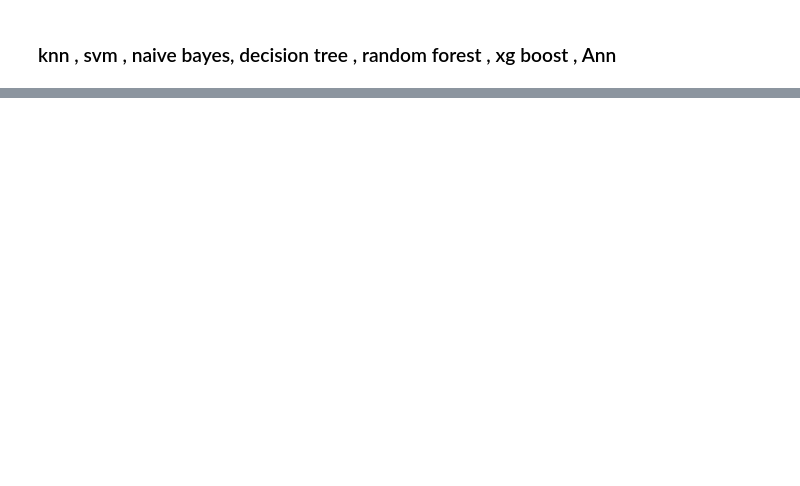
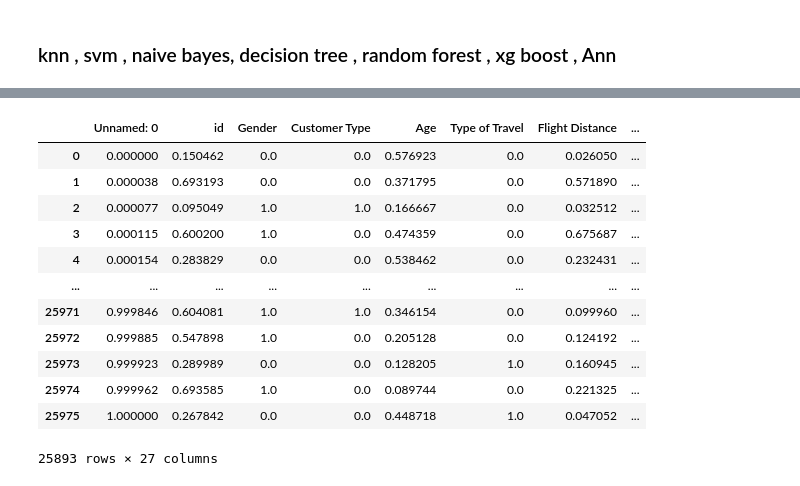
Before and after one commit to RISHABHSINGHHH/AirlinePrediction, a Jupyter notebook: Airline.ipynb, the cells around one changed output, grey strips where cells are left out. Saved outputs shown, nothing was run; the diff lists cells and outputs as text; code cells hidden in the pictures; blank space fills up the shorter version.

```diff
--- a/Airline.ipynb
+++ b/Airline.ipynb
@@ -205,0 +275,16 @@ df
+# %%
+df_cleaned
+# %% [output]
+|  | Unnamed: 0 | id | Gender | Customer Type | Age | Type of Travel | Flight Distance | ... |
+| 0 | 0.000000 | 0.150462 | 0.0 | 0.0 | 0.576923 | 0.0 | 0.026050 | ... |
+| 1 | 0.000038 | 0.693193 | 0.0 | 0.0 | 0.371795 | 0.0 | 0.571890 | ... |
+| 2 | 0.000077 | 0.095049 | 1.0 | 1.0 | 0.166667 | 0.0 | 0.032512 | ... |
+| 3 | 0.000115 | 0.600200 | 1.0 | 0.0 | 0.474359 | 0.0 | 0.675687 | ... |
+| 4 | 0.000154 | 0.283829 | 0.0 | 0.0 | 0.538462 | 0.0 | 0.232431 | ... |
+| ... | ... | ... | ... | ... | ... | ... | ... | ... |
+| 25971 | 0.999846 | 0.604081 | 1.0 | 1.0 | 0.346154 | 0.0 | 0.099960 | ... |
+| 25972 | 0.999885 | 0.547898 | 1.0 | 0.0 | 0.205128 | 0.0 | 0.124192 | ... |
+| 25973 | 0.999923 | 0.289989 | 0.0 | 0.0 | 0.128205 | 1.0 | 0.160945 | ... |
+| 25974 | 0.999962 | 0.693585 | 1.0 | 0.0 | 0.089744 | 0.0 | 0.221325 | ... |
+| 25975 | 1.000000 | 0.267842 | 0.0 | 0.0 | 0.448718 | 1.0 | 0.047052 | ... |
+25893 rows × 27 columns
```
Also changed, not shown: parts of 15 cells of this notebook.
